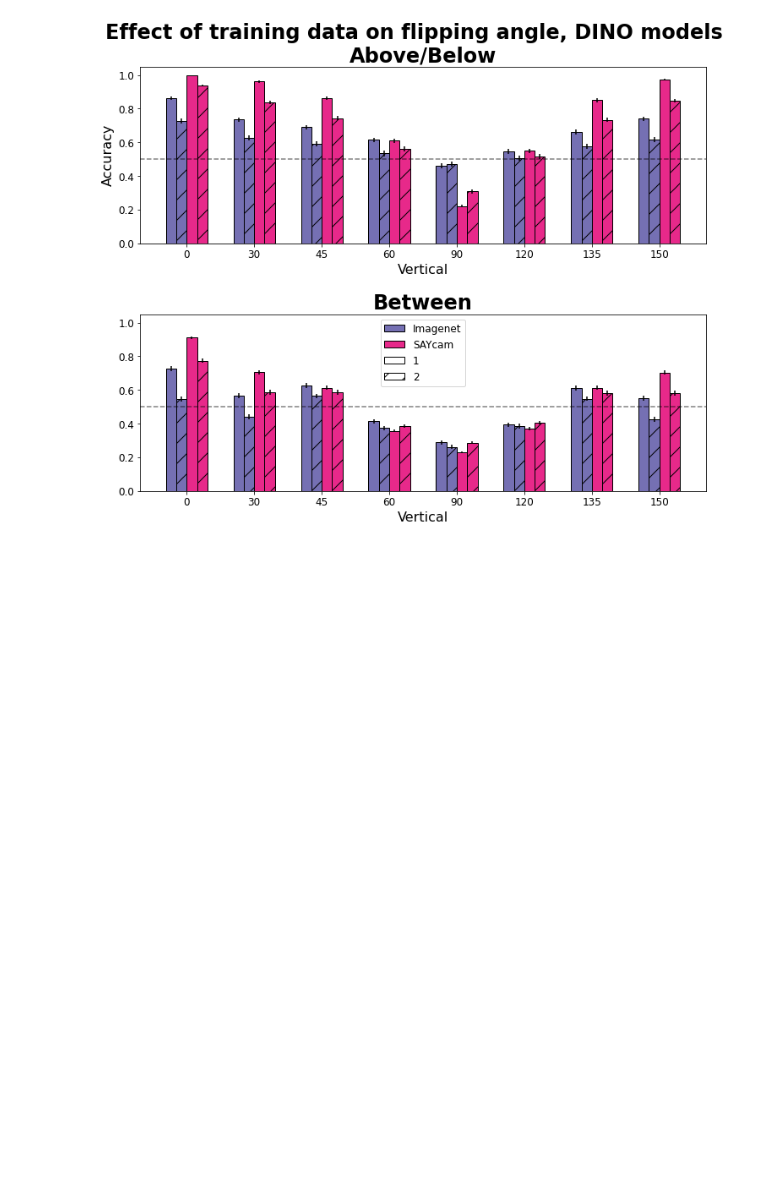
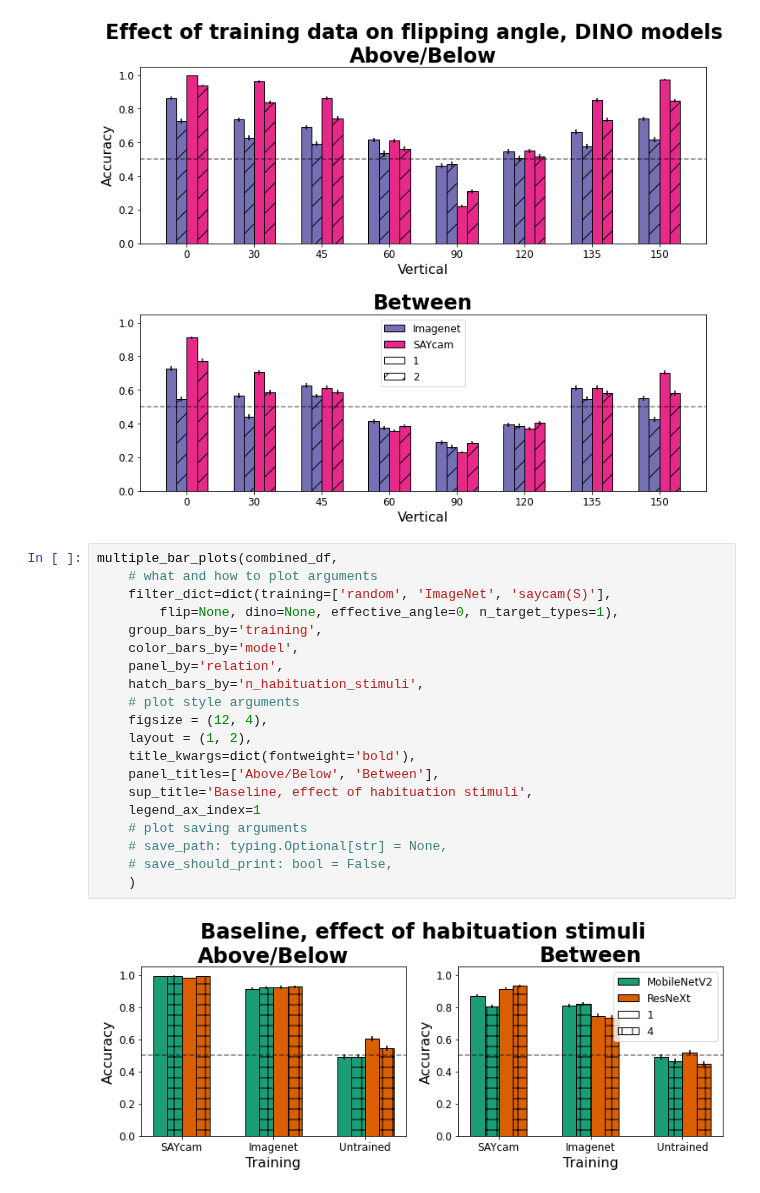
Before and after one commit to guydav/simple-relational-reasoning, a Jupyter notebook: notebooks/EmbeddingDataAnalysis.ipynb, the cells around one changed output. Saved outputs shown, nothing was run; the diff lists cells and outputs as text; blank space fills up the shorter version.

```diff
--- a/notebooks/EmbeddingDataAnalysis.ipynb
+++ b/notebooks/EmbeddingDataAnalysis.ipynb
@@ -604,3 +624,25 @@ multiple_bar_plots(combined_df,
     )
 # %% [output]
 [figure]
+# %%
+multiple_bar_plots(combined_df,
+    # what and how to plot arguments
+    filter_dict=dict(training=['random', 'ImageNet', 'saycam(S)'],
+        flip=None, dino=None, effective_angle=0, n_target_types=1),
+    group_bars_by='training',
+    color_bars_by='model',
+    panel_by='relation',
+    hatch_bars_by='n_habituation_stimuli',
+    # plot style arguments
+    figsize = (12, 4),
+    layout = (1, 2),
+    title_kwargs=dict(fontweight='bold'),
+    panel_titles=['Above/Below', 'Between'],
+    sup_title='Baseline, effect of habituation stimuli',
+    legend_ax_index=1
+    # plot saving arguments
+    # save_path: typing.Optional[str] = None,
+    # save_should_print: bool = False,
+    )
+# %% [output]
+[figure, added]
```
Also changed, not shown: parts of 8 cells of this notebook, 1 other file.
